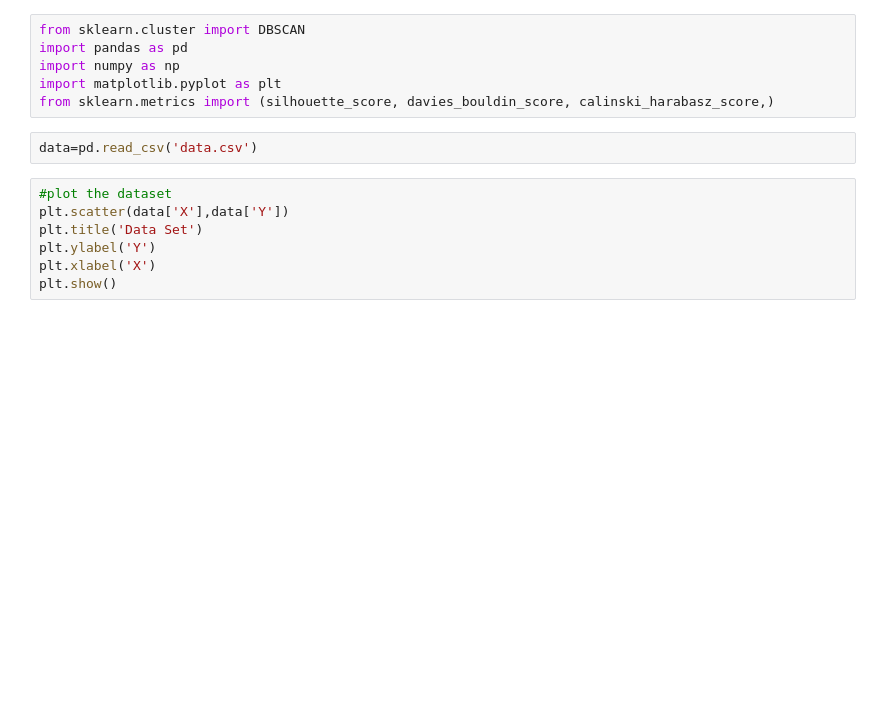
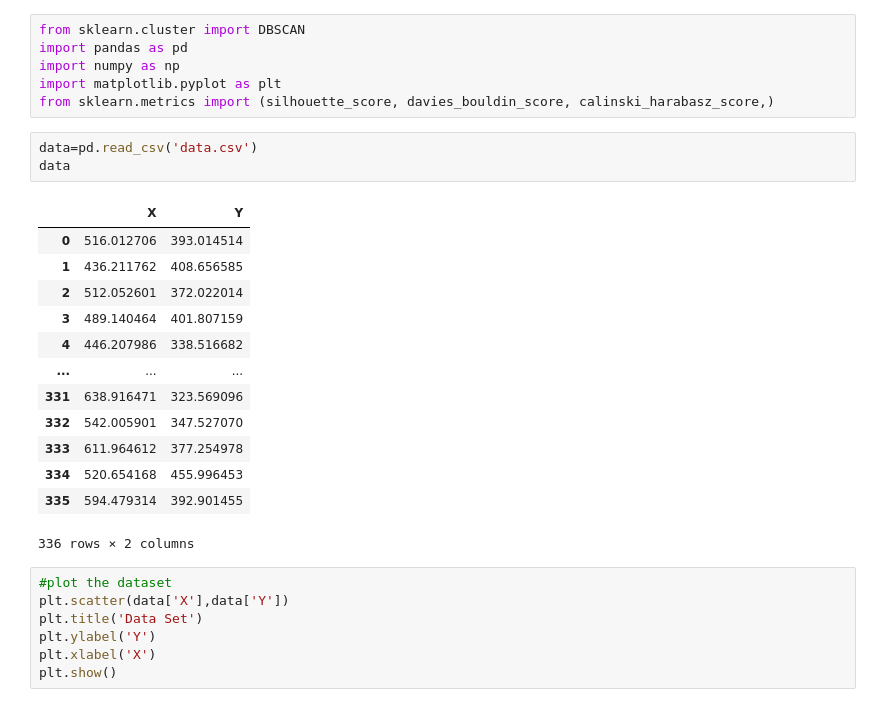
Before and after one commit to AIdjis/Clustering, a Jupyter notebook: notebooks/DBscan.ipynb, the cells around one changed output. Drawn from its saved outputs; the diff is of its cells as text; blank space fills up the shorter version.

```diff
--- a/notebooks/DBscan.ipynb
+++ b/notebooks/DBscan.ipynb
@@ -6,6 +6,21 @@ import matplotlib.pyplot as plt
 from sklearn.metrics import (silhouette_score, davies_bouldin_score, calinski_harabasz_score,)
 # %%
 data=pd.read_csv('data.csv')
+data
+# %% [output]
+|  | X | Y |
+| 0 | 516.012706 | 393.014514 |
+| 1 | 436.211762 | 408.656585 |
+| 2 | 512.052601 | 372.022014 |
+| 3 | 489.140464 | 401.807159 |
+| 4 | 446.207986 | 338.516682 |
+| ... | ... | ... |
+| 331 | 638.916471 | 323.569096 |
+| 332 | 542.005901 | 347.527070 |
+| 333 | 611.964612 | 377.254978 |
+| 334 | 520.654168 | 455.996453 |
+| 335 | 594.479314 | 392.901455 |
+336 rows × 2 columns
 # %%
 #plot the dataset
 plt.scatter(data['X'],data['Y'])
```
